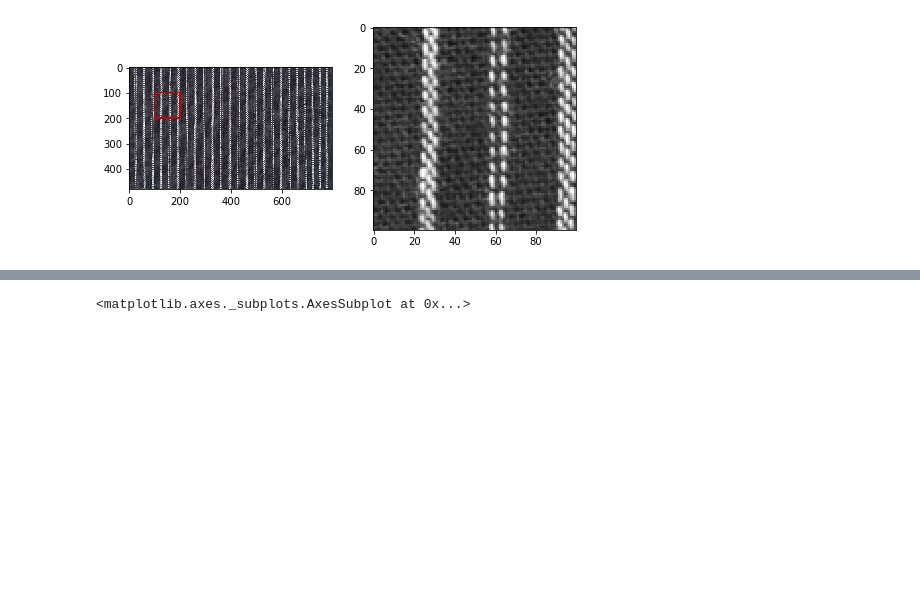
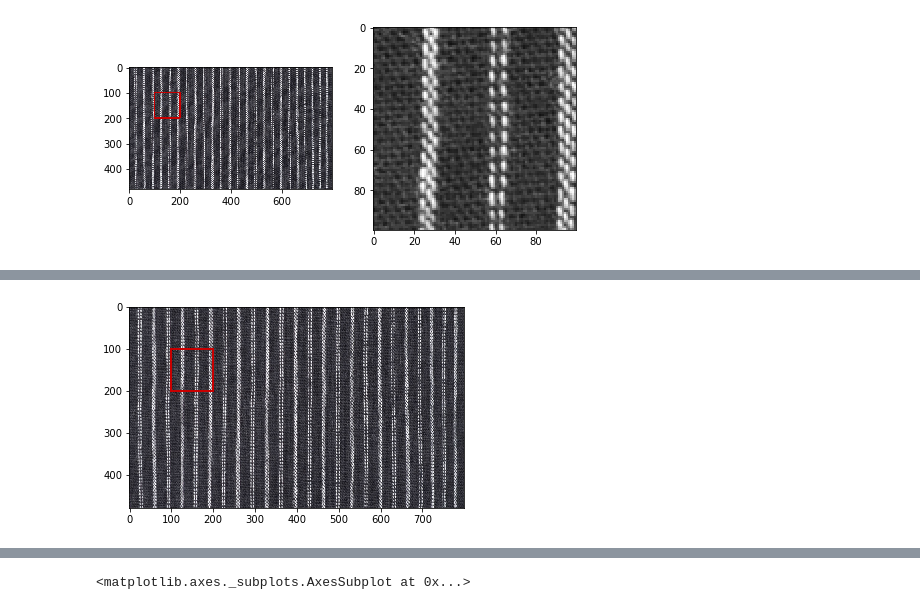
Before and after one commit to c-c-c-c/matsu_lab, a Jupyter notebook: gazoshori_algorism/381.ipynb, the cells around one changed output, grey strips where cells are left out. Drawn from its saved outputs; the diff is of its cells as text; code cells hidden in the pictures; blank space fills up the shorter version.

```diff
--- a/gazoshori_algorism/381.ipynb
+++ b/gazoshori_algorism/381.ipynb
@@ -320,0 +327,4 @@ mplot(img_shima, temp_shima)
+# %%
+mplot(img_shima)
+# %% [output]
+[figure, added]
```
Also changed, not shown: parts of 26 cells of this notebook, 1 other file.
